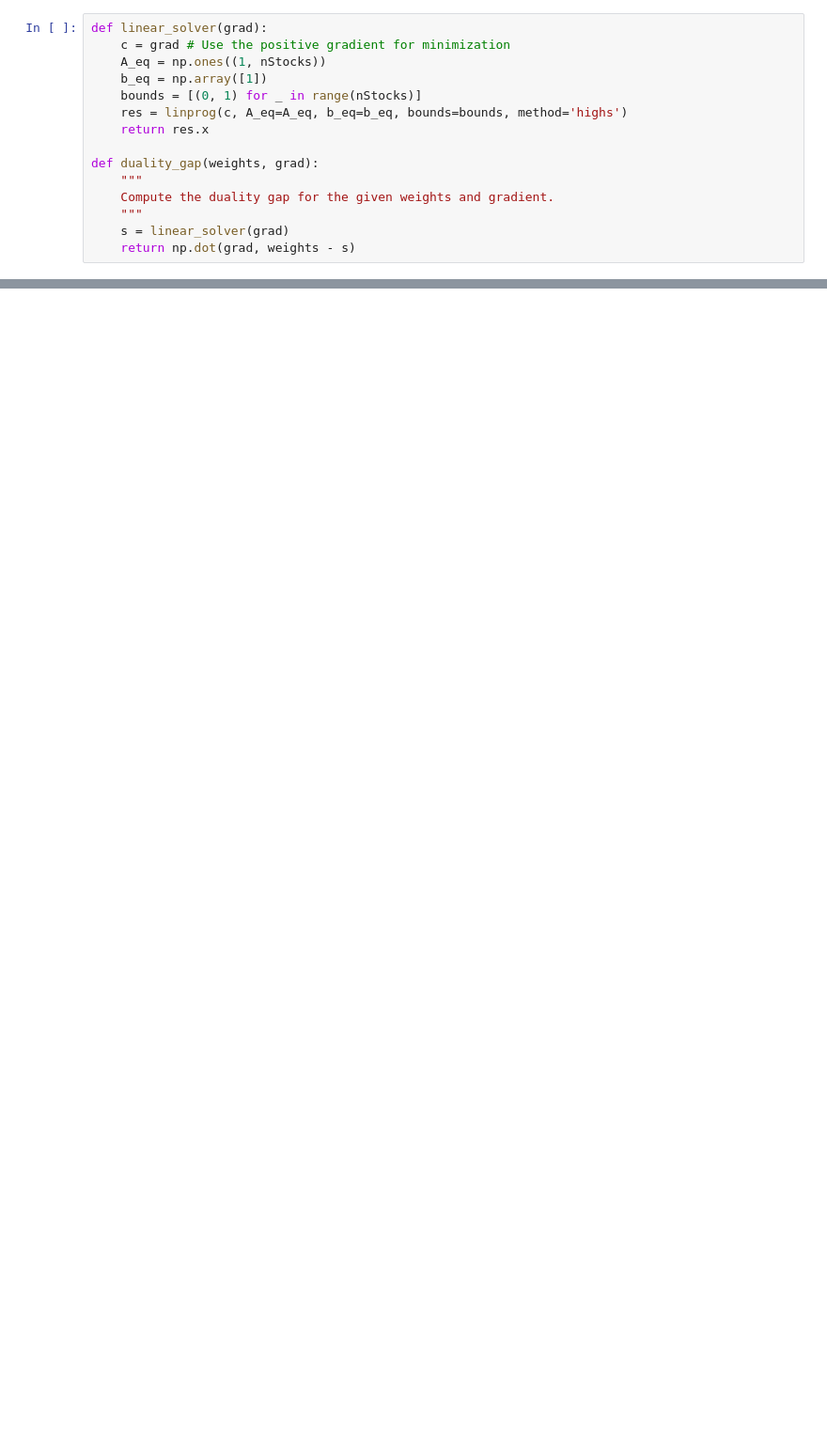
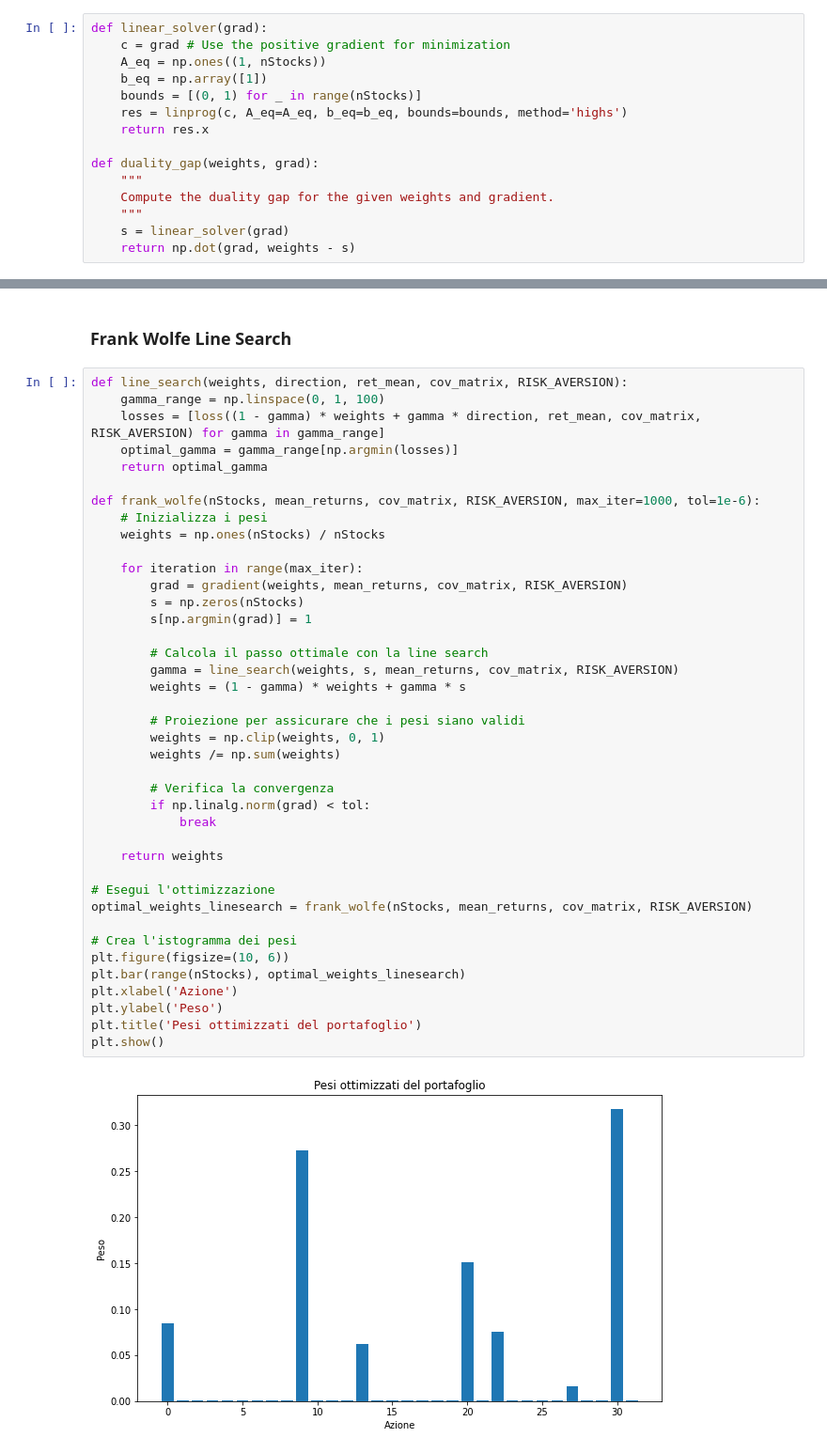
Before and after one commit to RobEngin/Methods-for-Portfolio-Optimization, a Jupyter notebook: opt-project.ipynb, the cells around one changed output, grey strips where cells are left out. Shown: that part at 94% size. Cells and saved outputs as stored; diff of their text form; blank space fills up the shorter version.

```diff
--- a/opt-project.ipynb
+++ b/opt-project.ipynb
@@ -422,0 +445,44 @@ Risk:  0.179 %
+# %% [markdown]
+### Frank Wolfe Line Search
+# %%
+def line_search(weights, direction, ret_mean, cov_matrix, RISK_AVERSION):
+    gamma_range = np.linspace(0, 1, 100)
+    losses = [loss((1 - gamma) * weights + gamma * direction, ret_mean, cov_matrix, RISK_AVERSION) for gamma in gamma_range]
+    optimal_gamma = gamma_range[np.argmin(losses)]
+    return optimal_gamma
+
+def frank_wolfe(nStocks, mean_returns, cov_matrix, RISK_AVERSION, max_iter=1000, tol=1e-6):
+    # Inizializza i pesi
+    weights = np.ones(nStocks) / nStocks
+
+    for iteration in range(max_iter):
+        grad = gradient(weights, mean_returns, cov_matrix, RISK_AVERSION)
+        s = np.zeros(nStocks)
+        s[np.argmin(grad)] = 1
+
+        # Calcola il passo ottimale con la line search
+        gamma = line_search(weights, s, mean_returns, cov_matrix, RISK_AVERSION)
+        weights = (1 - gamma) * weights + gamma * s
+
+        # Proiezione per assicurare che i pesi siano validi
+        weights = np.clip(weights, 0, 1)
+        weights /= np.sum(weights)
+
+        # Verifica la convergenza
+        if np.linalg.norm(grad) < tol:
+            break
+
+    return weights
+
+# Esegui l'ottimizzazione
+optimal_weights_linesearch = frank_wolfe(nStocks, mean_returns, cov_matrix, RISK_AVERSION)
+
+# Crea l'istogramma dei pesi
+plt.figure(figsize=(10, 6))
+plt.bar(range(nStocks), optimal_weights_linesearch)
+plt.xlabel('Azione')
+plt.ylabel('Peso')
+plt.title('Pesi ottimizzati del portafoglio')
+plt.show()
+# %% [output]
+[figure, added]
```
Also changed, not shown: parts of 14 cells of this notebook, 9 other files.
